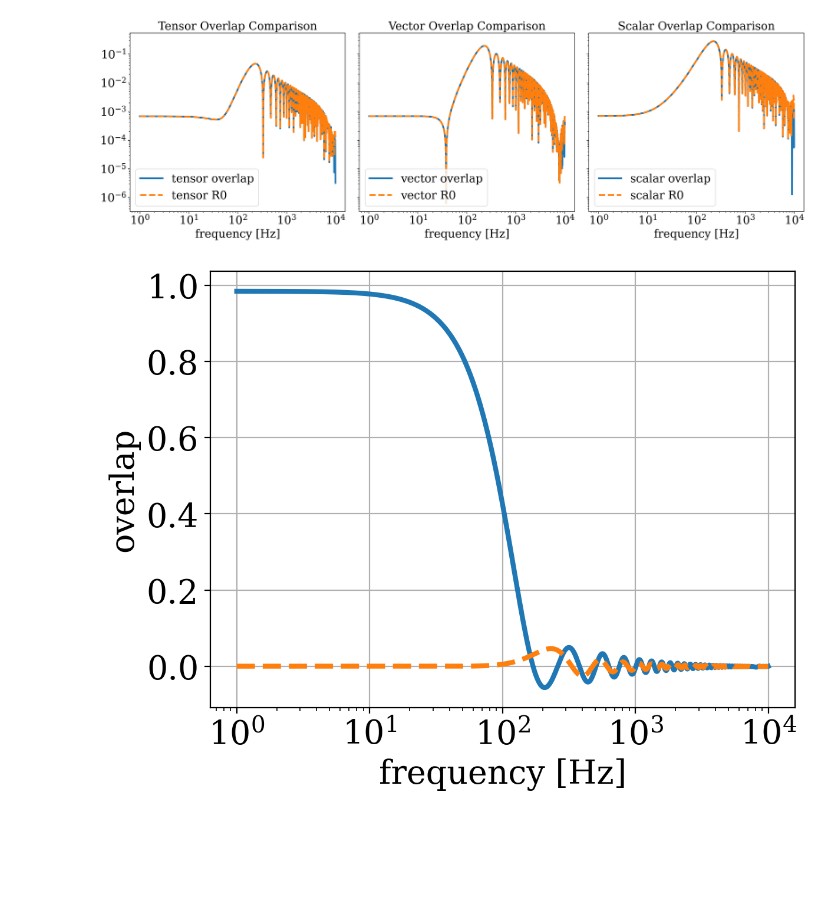
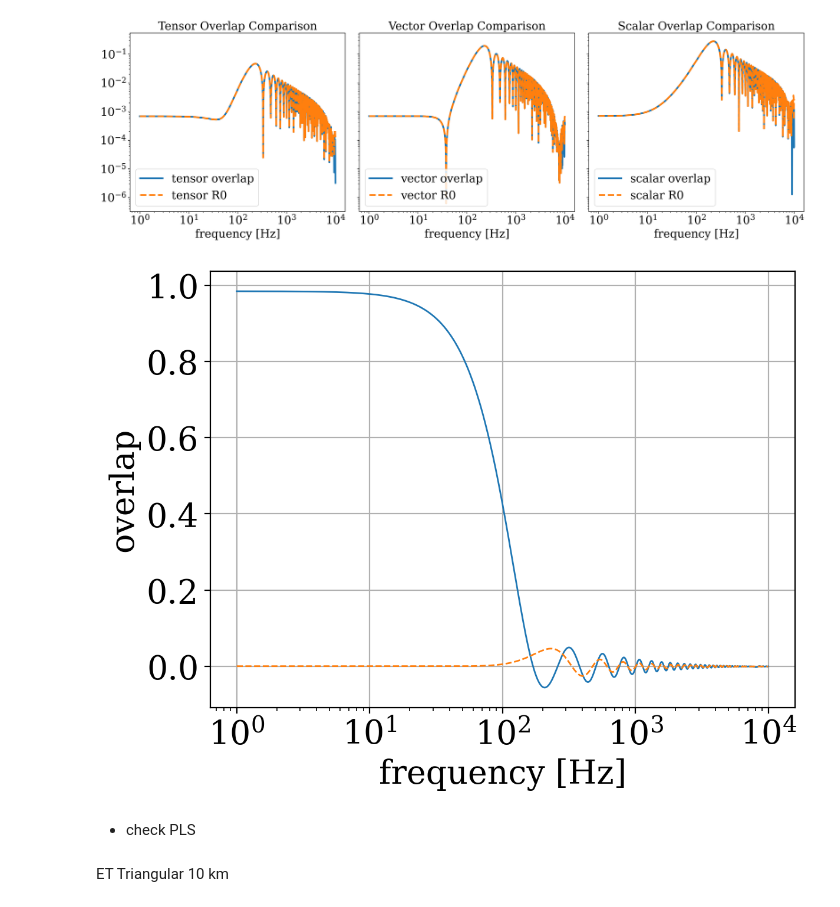
Before and after one commit to ilariacaporali/GWBird, a Jupyter notebook: ET_checks.ipynb, the cells around one changed output. Saved outputs shown, nothing was run; the diff lists cells and outputs as text; code cells hidden in the pictures; blank space fills up the shorter version.

```diff
--- a/ET_checks.ipynb
+++ b/ET_checks.ipynb
@@ -256,13 +217,17 @@ plt.show()
 # %% [output]
 [figure]
 # %%
-plt.plot(f, R_t_2L0, label='tensor overlap')
-plt.plot(f, R_t_2L45, label='tensor R0', linestyle='--')
+plt.plot(f, R_t_2L0, label='tensor overlap', linewidth=1)
+plt.plot(f, R_t_2L45, label='tensor R0', linestyle='--', linewidth=1)
 plt.xlabel('frequency [Hz]')
 plt.ylabel('overlap')
 plt.xscale('log')
 plt.grid()
 
 # comparison with Branchesi et al 2023https://arxiv.org/pdf/2303.15923 -> ok
 # %% [output]
-[figure, old version]
+[figure, new version]
+# %% [markdown]
+* check PLS
+# %% [markdown]
+ET Triangular 10 km
```
Also changed, not shown: parts of 16 cells of this notebook, 27 other files.
